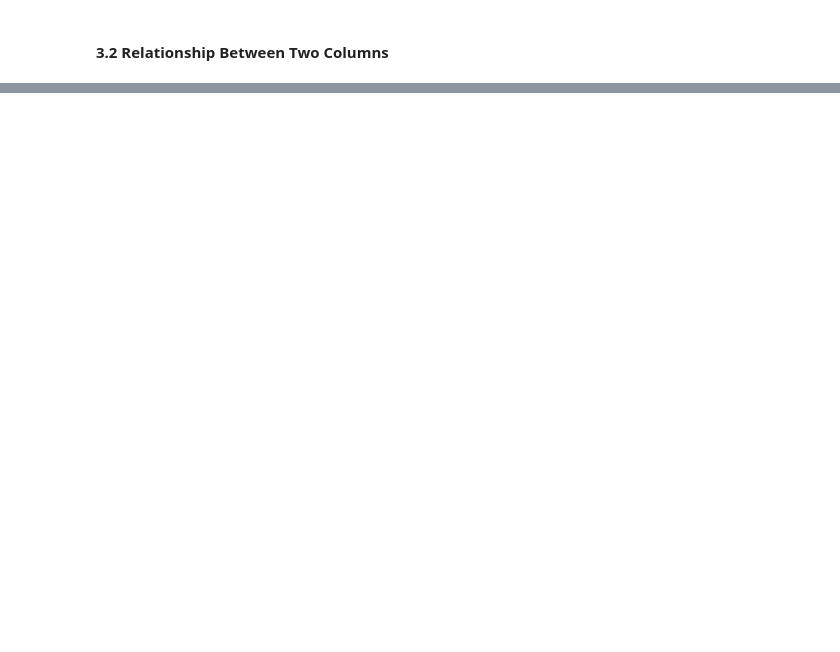
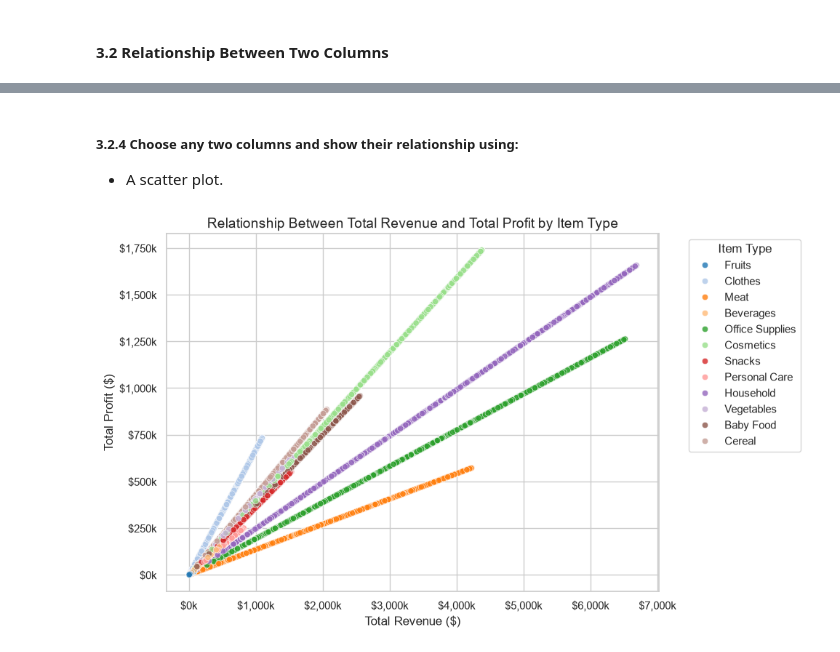
Before and after one commit to sagarmagar977/EDA, a Jupyter notebook: assignment EDA .ipynb, the cells around one changed output, grey strips where cells are left out. Cells and saved outputs as stored; diff of their text form; code cells hidden in the pictures; blank space fills up the shorter version.

```diff
--- a/assignment EDA .ipynb
+++ b/assignment EDA .ipynb
@@ -445,0 +483,23 @@ plt.show()
+# %% [markdown]
+##### 3.2.4 Choose any two columns and show their relationship using:
+- A scatter plot.
+# %%
+from matplotlib.ticker import FuncFormatter
+
+plt.figure(figsize=(10, 6))
+sns.scatterplot(data=df_cleaned, x="Total Revenue", y="Total Profit", hue="Item Type", palette="tab20", alpha=0.8)
+
+plt.title("Relationship Between Total Revenue and Total Profit by Item Type", fontsize=14)
+plt.xlabel("Total Revenue ($)")
+plt.ylabel("Total Profit ($)")
+
+formatter = FuncFormatter(lambda x, pos: f"${int(x/1000):,}k")
+plt.gca().xaxis.set_major_formatter(formatter)
+plt.gca().yaxis.set_major_formatter(formatter)
+
+# legend is moved outside the plot area so it is clean and doesn't overlap points
+plt.legend(bbox_to_anchor=(1.05, 1), loc='upper left', title="Item Type")
+plt.tight_layout()
+plt.show()
+# %% [output]
+[figure, added]
```
Also changed, not shown: parts of 33 cells of this notebook.
